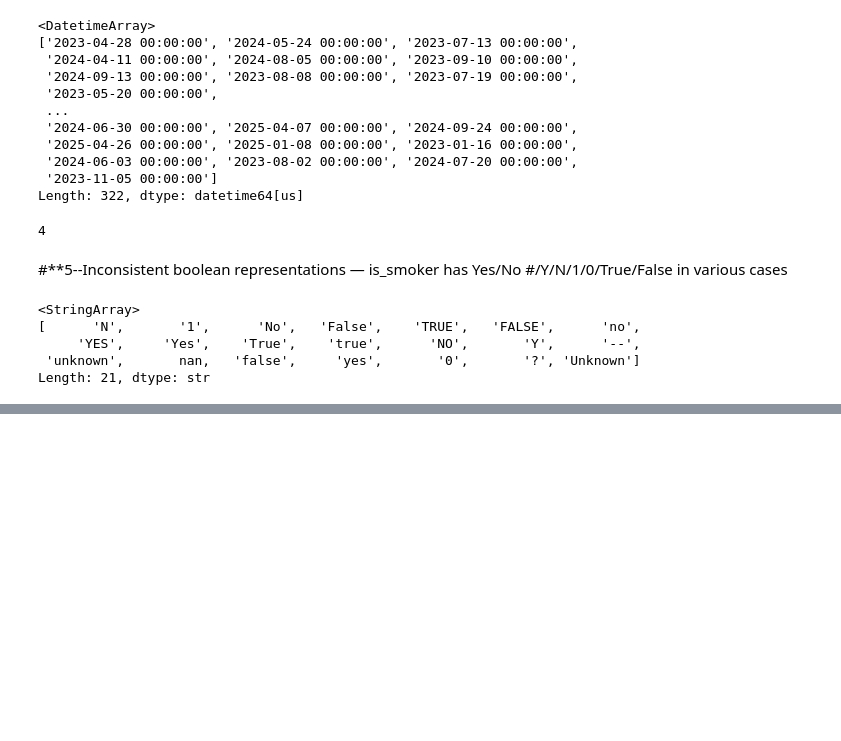
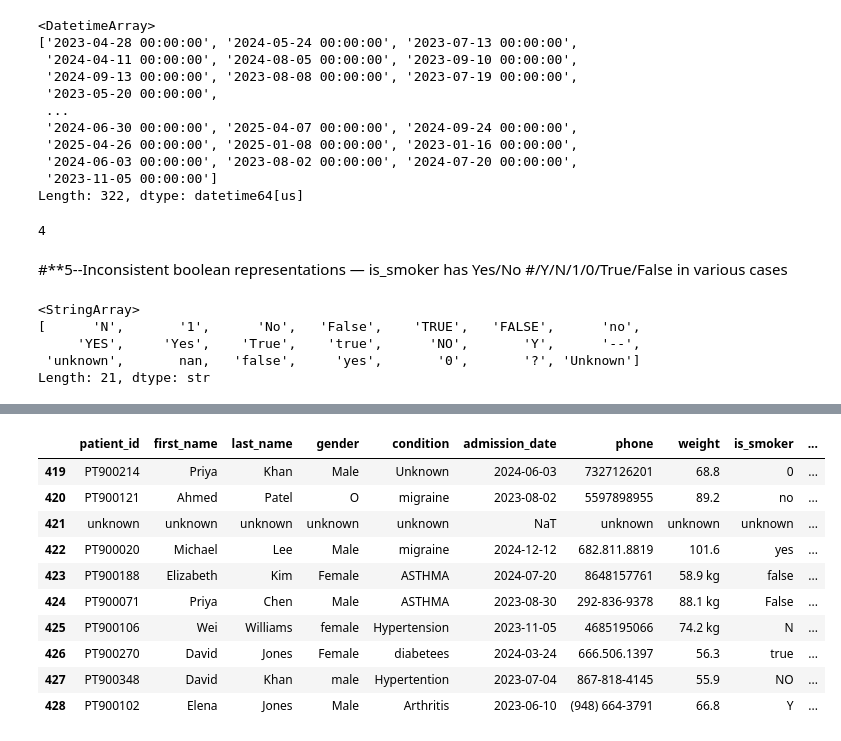
Before and after one commit to ssklpu912-glitch/Data-Science-Professional-summary, a Jupyter notebook: Data_Cleaning_summary.ipynb, the cells around one changed output, grey strips where cells are left out. Cells and saved outputs as stored; diff of their text form; code cells hidden in the pictures; blank space fills up the shorter version.

```diff
--- a/Data_Cleaning_summary.ipynb
+++ b/Data_Cleaning_summary.ipynb
@@ -216,0 +384,14 @@ Messy_data.head(6)
+# %%
+Messy_data[Messy_data_cat_cols].tail(10)
+# %% [output]
+|  | patient_id | first_name | last_name | gender | condition | admission_date | phone | weight | is_smoker | ... |
+| 419 | PT900214 | Priya | Khan | Male | Unknown | 2024-06-03 | 7327126201 | 68.8 | 0 | ... |
+| 420 | PT900121 | Ahmed | Patel | O | migraine | 2023-08-02 | 5597898955 | 89.2 | no | ... |
+| 421 | unknown | unknown | unknown | unknown | unknown | NaT | unknown | unknown | unknown | ... |
+| 422 | PT900020 | Michael | Lee | Male | migraine | 2024-12-12 | 682.811.8819 | 101.6 | yes | ... |
+| 423 | PT900188 | Elizabeth | Kim | Female | ASTHMA | 2024-07-20 | 8648157761 | 58.9 kg | false | ... |
+| 424 | PT900071 | Priya | Chen | Male | ASTHMA | 2023-08-30 | 292-836-9378 | 88.1 kg | False | ... |
+| 425 | PT900106 | Wei | Williams | female | Hypertension | 2023-11-05 | 4685195066 | 74.2 kg | N | ... |
+| 426 | PT900270 | David | Jones | Female | diabetees | 2024-03-24 | 666.506.1397 | 56.3 | true | ... |
+| 427 | PT900348 | David | Khan | male | Hypertention | 2023-07-04 | 867-818-4145 | 55.9 | NO | ... |
+| 428 | PT900102 | Elena | Jones | Male | Arthritis | 2023-06-10 | (948) 664-3791 | 66.8 | Y | ... |
```
Also changed, not shown: parts of 24 cells of this notebook.
